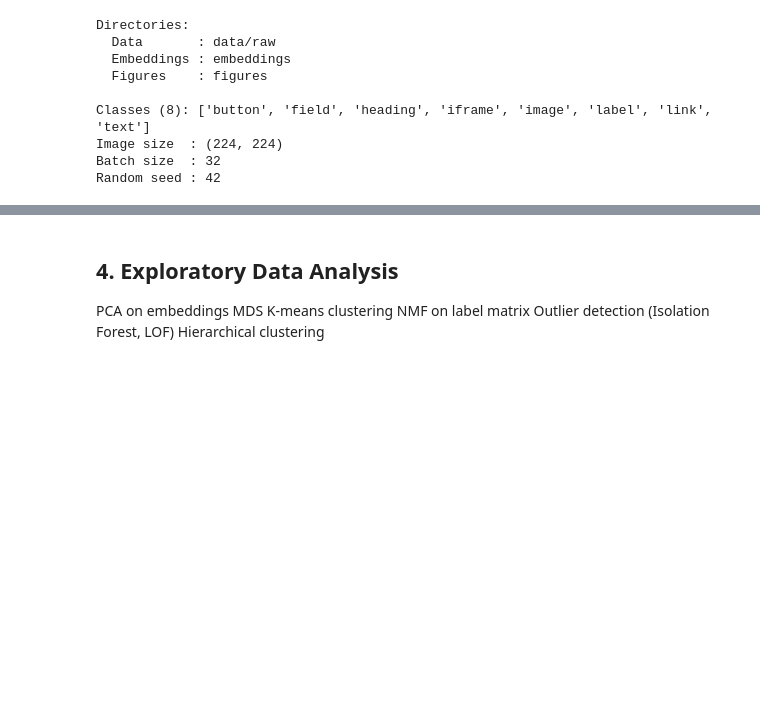
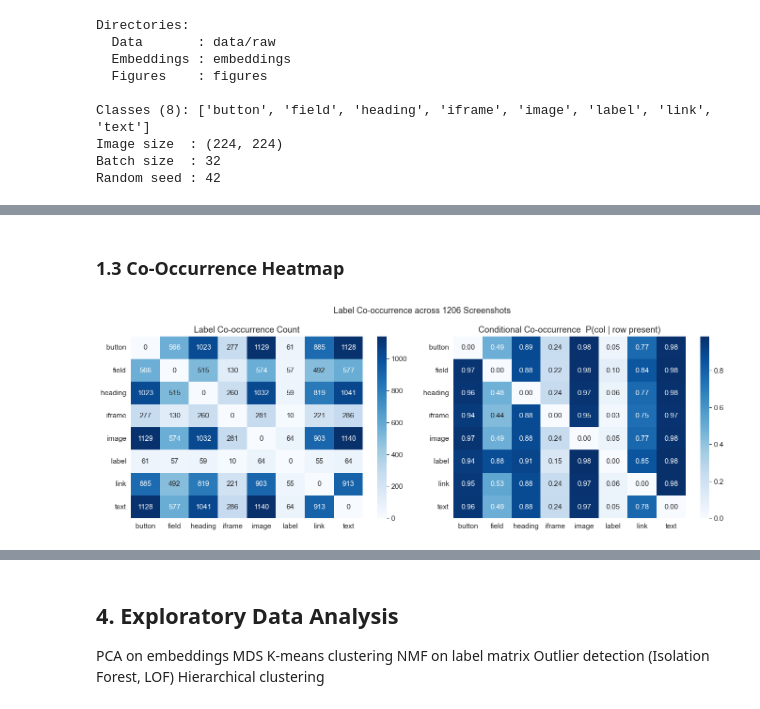
Before and after one commit to isx9/webpage-element-classifier, a Jupyter notebook: webpage_ui_element_classification.ipynb, the cells around one changed output, grey strips where cells are left out. Cells and saved outputs as stored; diff of their text form; code cells hidden in the pictures; blank space fills up the shorter version.

Commit message:
add sections 1 and 2: data description and feature extraction

```diff
--- a/webpage_ui_element_classification.ipynb
+++ b/webpage_ui_element_classification.ipynb
@@ -161,0 +212,29 @@ FileNotFoundError: [Errno 2] No such file or directory: 'data/raw/train/_classes
+# %% [markdown]
+### 1.3 Co-Occurrence Heatmap
+# %%
+y_all = all_df[CLASSES].values.astype(float) # extracts the binary label matrxi from df, 1206x8 array where each row is an image and each column is a class (0 or 1)
+cooc  = y_all.T @ y_all # matrix multiplication of the transposed label matrix with itself, producing an 8x8 martrix where entry [i, j] counts how many images have both classes active simultaneously
+np.fill_diagonal(cooc, 0) # sets the diagonal to zero, otherwise cooc[i, i] would fill it with how many times it co-occurs with itself (class frequency)
+
+# normalizes each row by the total count of that class, converting raw counts to conditional probabilities
+cooc_norm = cooc / (all_df[CLASSES].sum().values[:, None] + 1e-8)
+
+# one figure row counts, one for conditional probabilities
+fig, axes = plt.subplots(1, 2, figsize=(14, 5))
+
+# draws the left heatmap with raw integer count
+sns.heatmap(cooc.astype(int), annot=True, fmt='d', cmap='Blues',
+            xticklabels=CLASSES, yticklabels=CLASSES, ax=axes[0])
+axes[0].set_title('Label Co-occurrence Count')
+
+# draws the right heatmap with conditional probabilities
+sns.heatmap(cooc_norm, annot=True, fmt='.2f', cmap='Blues',
+            xticklabels=CLASSES, yticklabels=CLASSES, ax=axes[1])
+axes[1].set_title('Conditional Co-occurrence  P(col | row present)')
+
+plt.suptitle('Label Co-occurrence across 1206 Screenshots', fontsize=13)
+plt.tight_layout()
+plt.savefig(os.path.join(FIG_DIR, 'label_cooccurrence.png'), dpi=150, bbox_inches='tight')
+plt.show()
+# %% [output]
+[figure, added]
```
Also changed, not shown: parts of 19 cells of this notebook.
